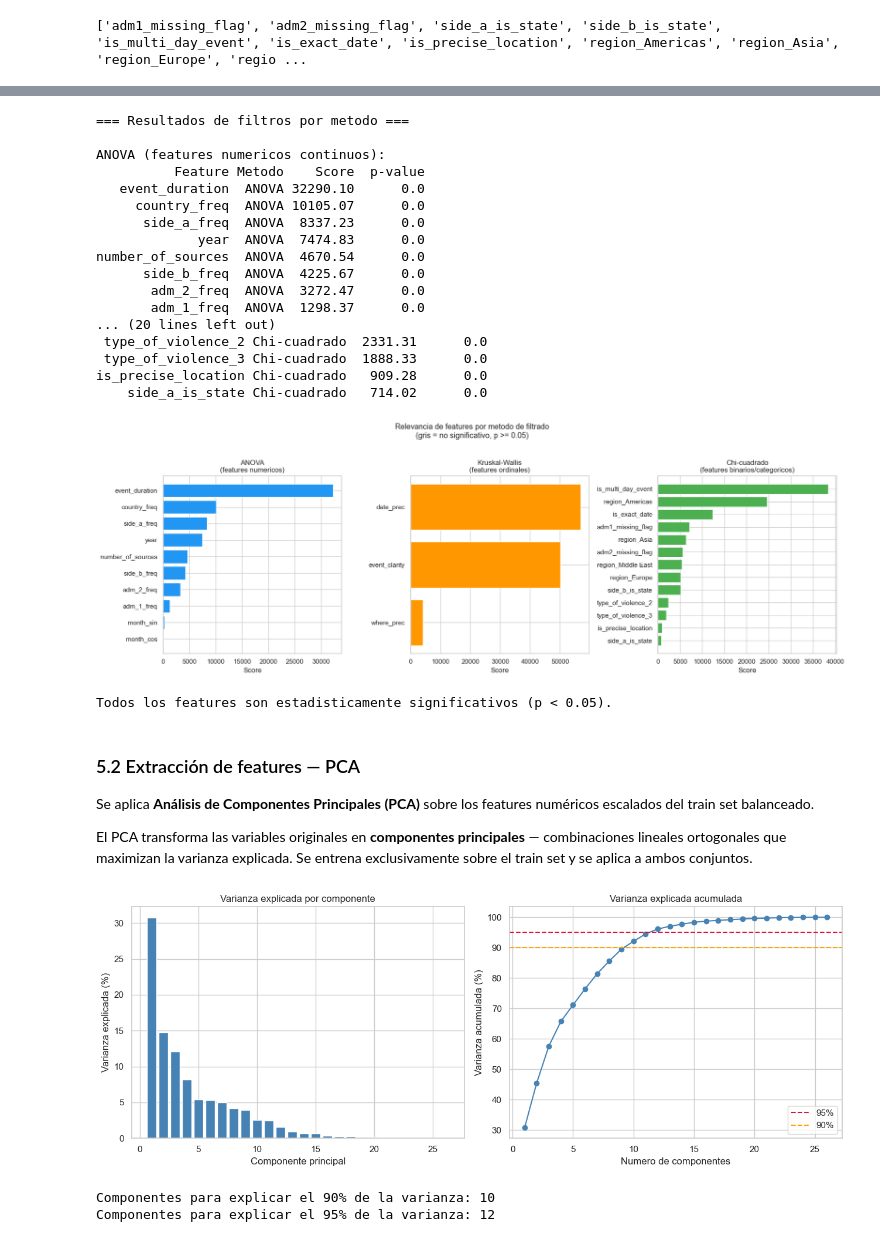
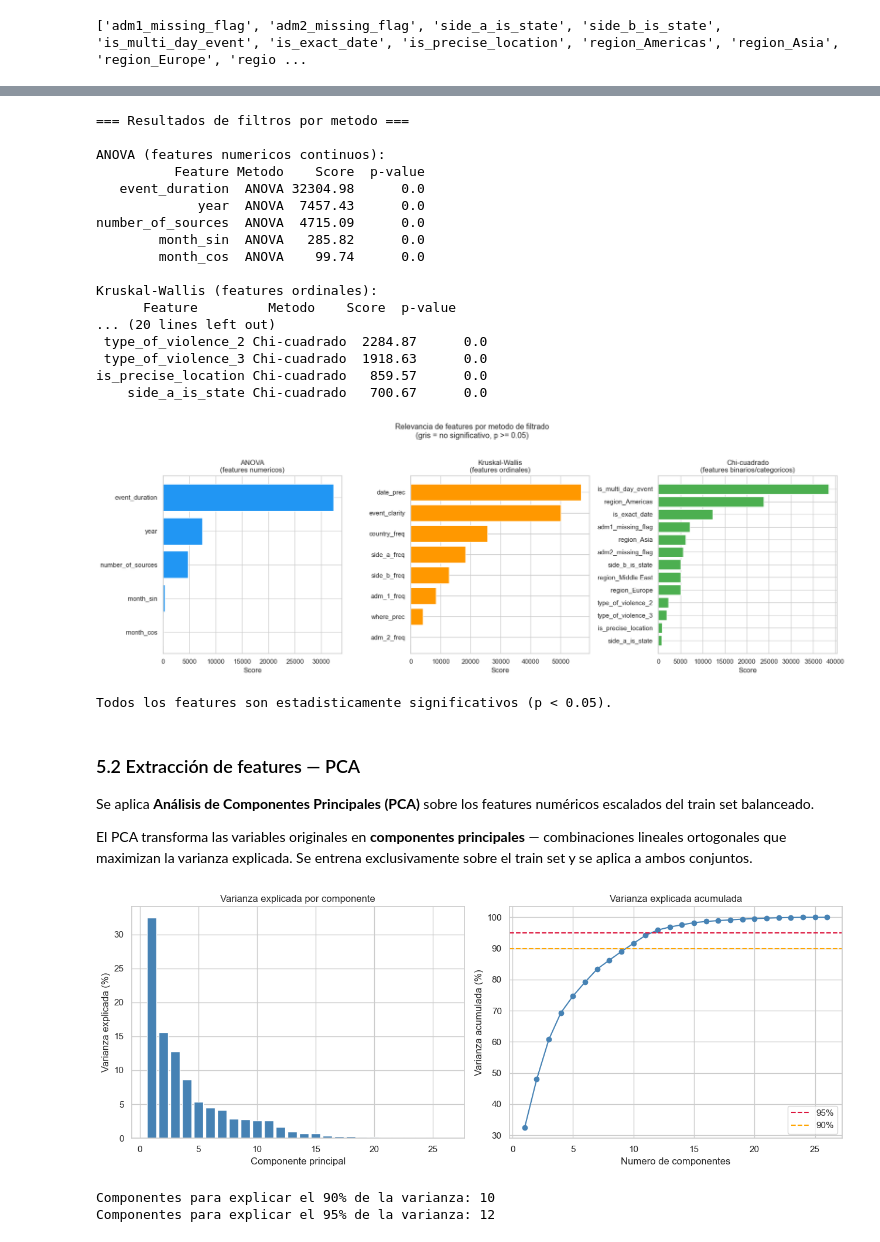
Before and after one commit to Lourdes-Tolotto/CEIA_Analisis_de_datos, a Jupyter notebook: Ejercicios/Ejercicios Grupales/TP_Analisis_Datos3.ipynb, the cells around one changed output, grey strips where cells are left out. Drawn from its saved outputs; the diff is of its cells as text; code cells hidden in the pictures.

```diff
--- a/Ejercicios/Ejercicios Grupales/TP_Analisis_Datos3.ipynb
+++ b/Ejercicios/Ejercicios Grupales/TP_Analisis_Datos3.ipynb
@@ -1090,8 +1090,8 @@ df_train, df_test, freq_maps = aplicar_encoding(df_train, df_test)
 
 
 COLS_ESCALAR = ['year', 'where_prec', 'date_prec', 'event_clarity',
-                'number_of_sources', 'event_duration', 'month_sin', 'month_cos',
-                'country_freq', 'side_a_freq', 'side_b_freq', 'adm_1_freq', 'adm_2_freq']
+                'number_of_sources', 'event_duration', 'country_freq',
+                'side_a_freq', 'side_b_freq', 'adm_1_freq', 'adm_2_freq']
 
 scaler = StandardScaler()
 df_train[COLS_ESCALAR] = scaler.fit_transform(df_train[COLS_ESCALAR])
@@ -1185,11 +1185,6 @@ print(X_train.select_dtypes(include=['object', 'string']).columns.tolist())
 smote = SMOTE(random_state=42)
 X_train_bal, y_train_bal = smote.fit_resample(X_train, y_train)
 
-from imblearn.over_sampling import SMOTE
-
-smote = SMOTE(random_state=42)
-X_train_bal, y_train_bal = smote.fit_resample(X_train, y_train)
-
 print('Distribucion despues de SMOTE:')
 print(pd.Series(y_train_bal).value_counts().sort_index())
 print()
@@ -1355,8 +1350,7 @@ y_bal_series = pd.Series(y_train_bal)
 
 # --- Features numericos continuos → ANOVA ---
 cols_anova = ['year', 'number_of_sources', 'event_duration',
-              'month_sin', 'month_cos', 'country_freq',
-              'side_a_freq', 'side_b_freq', 'adm_1_freq', 'adm_2_freq']
+              'month_sin', 'month_cos']
 
 f_scores, p_values = f_classif(X_bal_df[cols_anova], y_bal_series)
 df_anova = pd.DataFrame({
@@ -1367,7 +1361,8 @@ df_anova = pd.DataFrame({
 }).sort_values('Score', ascending=False)
 
 # --- Features ordinales → Kruskal-Wallis ---
-cols_kruskal = ['where_prec', 'date_prec', 'event_clarity']
+cols_kruskal = ['where_prec', 'date_prec', 'event_clarity', 'country_freq',
+              'side_a_freq', 'side_b_freq', 'adm_1_freq', 'adm_2_freq']
 
 kruskal_results = []
 for col in cols_kruskal:
@@ -1411,46 +1406,46 @@ for ax, (df_plot, titulo) in zip(axes, [
     (df_kruskal, 'Kruskal-Wallis\n(features ordinales)'),
     (df_chi2,    'Chi-cuadrado\n(features binarios/categoricos)')
 ]):
     metodo = df_plot['Metodo'].iloc[0]
     bars = ax.barh(df_plot['Feature'], df_plot['Score'],
                    color=[colores[metodo] if p < 0.05 else '#BDBDBD'
                           for p in df_plot['p-value']],
                    edgecolor='white')
     ax.set_title(titulo, fontsize=12)
     ax.set_xlabel('Score')
     ax.invert_yaxis()
 
 fig.suptitle('Relevancia de features por metodo de filtrado\n(gris = no significativo, p >= 0.05)',
              fontsize=13, y=1.02)
 plt.tight_layout()
 plt.show()
 
 # --- Features no significativos ---
 no_sig = df_filtros[df_filtros['p-value'] >= 0.05]
 if len(no_sig) > 0:
     print('\nFeatures no significativos (p >= 0.05):')
     print(no_sig[['Feature', 'Metodo', 'p-value']].to_string(index=False))
 else:
     print('\nTodos los features son estadisticamente significativos (p < 0.05).')
 # %% [output]
 === Resultados de filtros por metodo ===
 
 ANOVA (features numericos continuos):
           Feature Metodo    Score  p-value
-   event_duration  ANOVA 32290.10      0.0
-     country_freq  ANOVA 10105.07      0.0
-      side_a_freq  ANOVA  8337.23      0.0
-             year  ANOVA  7474.83      0.0
-number_of_sources  ANOVA  4670.54      0.0
-      side_b_freq  ANOVA  4225.67      0.0
-       adm_2_freq  ANOVA  3272.47      0.0
-       adm_1_freq  ANOVA  1298.37      0.0
+   event_duration  ANOVA 32304.98      0.0
+             year  ANOVA  7457.43      0.0
+number_of_sources  ANOVA  4715.09      0.0
+        month_sin  ANOVA   285.82      0.0
+        month_cos  ANOVA    99.74      0.0
+
+Kruskal-Wallis (features ordinales):
+      Feature         Metodo    Score  p-value
 ... (20 lines left out)
- type_of_violence_2 Chi-cuadrado  2331.31      0.0
- type_of_violence_3 Chi-cuadrado  1888.33      0.0
-is_precise_location Chi-cuadrado   909.28      0.0
-    side_a_is_state Chi-cuadrado   714.02      0.0
+ type_of_violence_2 Chi-cuadrado  2284.87      0.0
+ type_of_violence_3 Chi-cuadrado  1918.63      0.0
+is_precise_location Chi-cuadrado   859.57      0.0
+    side_a_is_state Chi-cuadrado   700.67      0.0
-[figure, old version]
+[figure, new version]
 Todos los features son estadisticamente significativos (p < 0.05).
 # %% [markdown]
 ### 5.2 Extracción de features — PCA
@@ -1504,7 +1499,7 @@ print(f'Componentes para explicar el 90% de la varianza: {n_90}')
 print(f'Componentes para explicar el 95% de la varianza: {n_95}')
 #print(f'Total de features originales: {len(cols_numericas_p5)}')
 # %% [output]
-[figure, old version]
+[figure, new version]
 Componentes para explicar el 90% de la varianza: 10
 Componentes para explicar el 95% de la varianza: 12
 # %%
```
Also changed, not shown: parts of 7 cells of this notebook.
